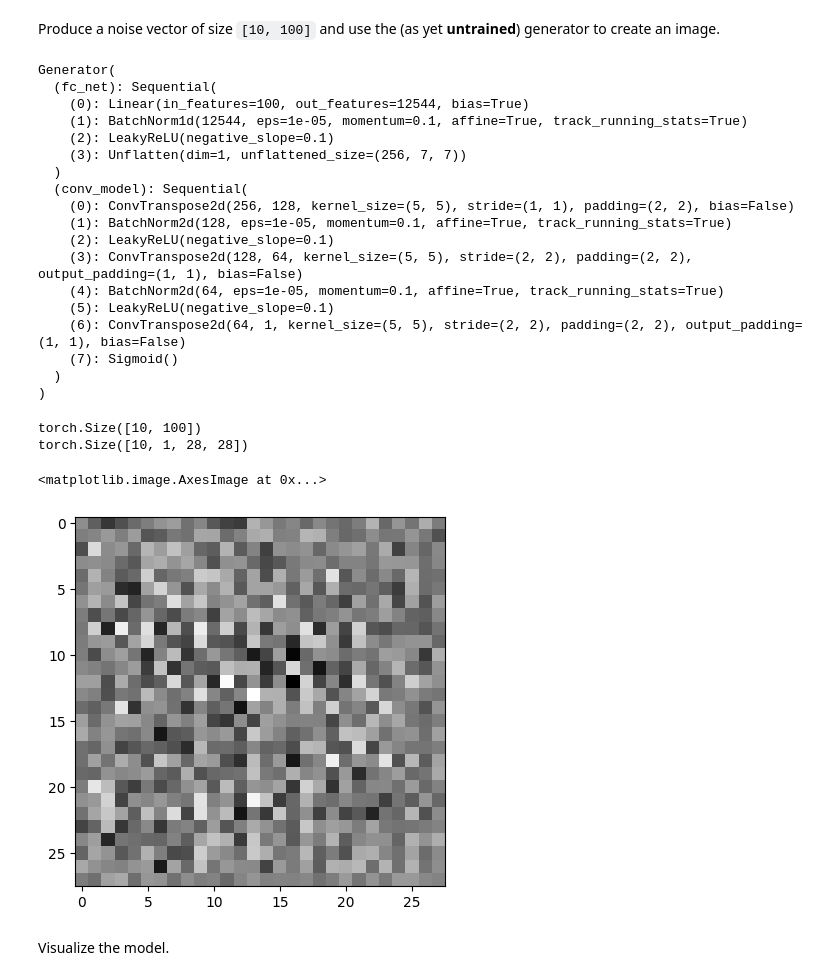
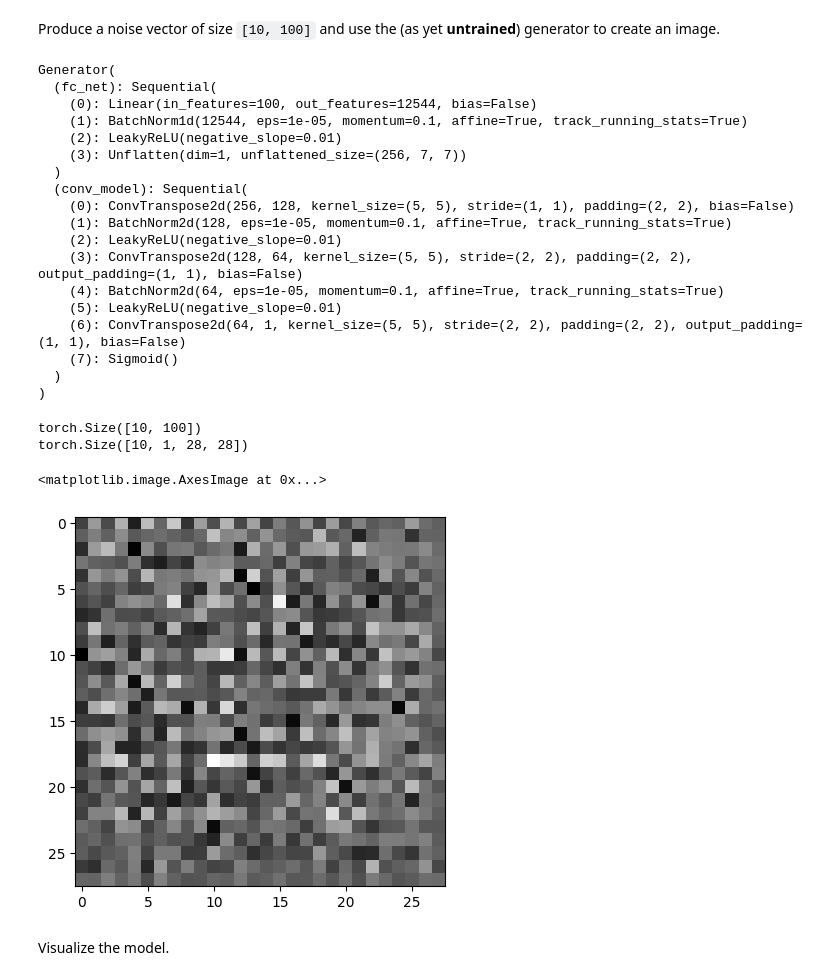
Before and after one commit to morgmatt/DLNN_lab, a Jupyter notebook: 6-gan/NNDL_lab_06_2526_modified.ipynb, the cells around one changed output. Cells and saved outputs as stored; diff of their text form; code cells hidden in the pictures.

```diff
--- a/6-gan/NNDL_lab_06_2526_modified.ipynb
+++ b/6-gan/NNDL_lab_06_2526_modified.ipynb
@@ -97,20 +97,20 @@ class Generator(nn.Module):
         self.input_size = input_size
 
         self.fc_net = nn.Sequential(
-            nn.Linear(self.input_size, 256*7*7),
+            nn.Linear(self.input_size, 256*7*7, bias=False),
             nn.BatchNorm1d(256*7*7),
-            nn.LeakyReLU(0.1),
+            nn.LeakyReLU(),
             nn.Unflatten(dim=1, unflattened_size=(256, 7, 7)),
         )
 
         self.conv_model = nn.Sequential(
             nn.ConvTranspose2d(in_channels=256, out_channels=128, kernel_size=5, bias=False, padding=2),
             nn.BatchNorm2d(128),
-            nn.LeakyReLU(0.1),
+            nn.LeakyReLU(),
 
             nn.ConvTranspose2d(in_channels=128, out_channels=64, kernel_size=5, bias=False, stride=2, padding=2, output_padding=1),
             nn.BatchNorm2d(64),
-            nn.LeakyReLU(0.1),
+            nn.LeakyReLU(),
 
             nn.ConvTranspose2d(in_channels=64, out_channels=1, kernel_size=5, bias=False, stride=2, padding=2, output_padding=1),
             nn.Sigmoid(),
@@ -138,36 +138,35 @@ generator.apply(weights_init)
 # %% [output]
 Generator(
   (fc_net): Sequential(
-    (0): Linear(in_features=100, out_features=12544, bias=True)
+    (0): Linear(in_features=100, out_features=12544, bias=False)
     (1): BatchNorm1d(12544, eps=1e-05, momentum=0.1, affine=True, track_running_stats=True)
-    (2): LeakyReLU(negative_slope=0.1)
+    (2): LeakyReLU(negative_slope=0.01)
     (3): Unflatten(dim=1, unflattened_size=(256, 7, 7))
   )
   (conv_model): Sequential(
     (0): ConvTranspose2d(256, 128, kernel_size=(5, 5), stride=(1, 1), padding=(2, 2), bias=False)
     (1): BatchNorm2d(128, eps=1e-05, momentum=0.1, affine=True, track_running_stats=True)
-    (2): LeakyReLU(negative_slope=0.1)
+    (2): LeakyReLU(negative_slope=0.01)
     (3): ConvTranspose2d(128, 64, kernel_size=(5, 5), stride=(2, 2), padding=(2, 2), output_padding=(1, 1), bias=False)
     (4): BatchNorm2d(64, eps=1e-05, momentum=0.1, affine=True, track_running_stats=True)
-    (5): LeakyReLU(negative_slope=0.1)
+    (5): LeakyReLU(negative_slope=0.01)
     (6): ConvTranspose2d(64, 1, kernel_size=(5, 5), stride=(2, 2), padding=(2, 2), output_padding=(1, 1), bias=False)
     (7): Sigmoid()
   )
 )
 # %%
-############################ CODE HERE ###############################
-noise = torch.randn([10, 100], device=device)
+
+noise = torch.randn([10, 100])
 print(noise.shape)
-generated_image = generator(noise)
+generated_image = generator(noise).detach().cpu()
 print(generated_image.shape)
-############################ CODE HERE ###############################
-generated_image = generated_image.detach()
+
 plt.imshow(generated_image.squeeze()[0], cmap='gray')
 # %% [output]
 torch.Size([10, 100])
 torch.Size([10, 1, 28, 28])
 <matplotlib.image.AxesImage at 0x...>
-[figure, old version]
+[figure, new version]
 # %% [markdown]
 Visualize the model.
 # %% [markdown]
```
Also changed, not shown: parts of 8 cells of this notebook.
